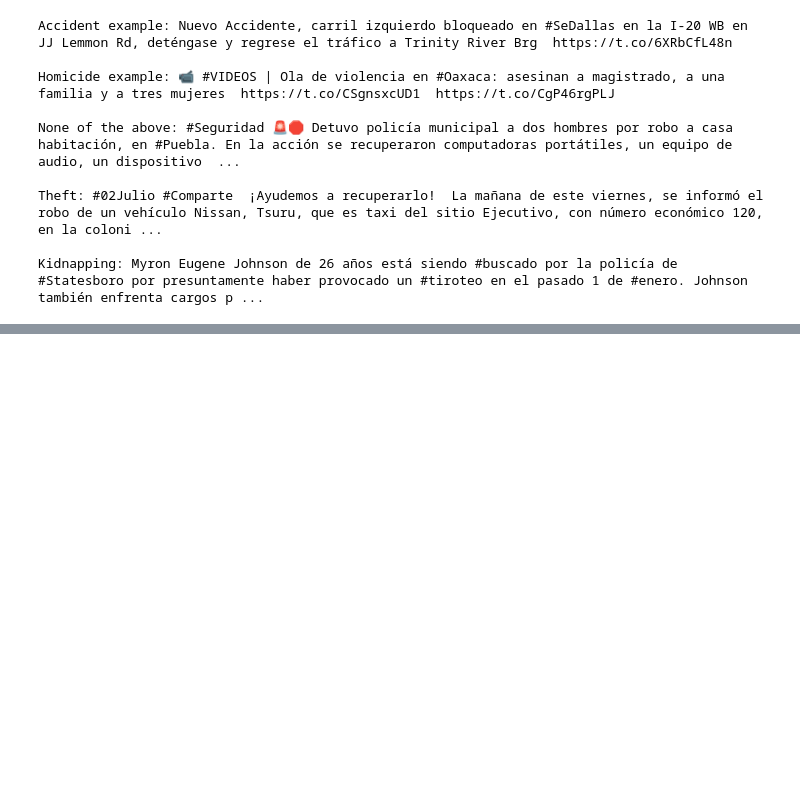
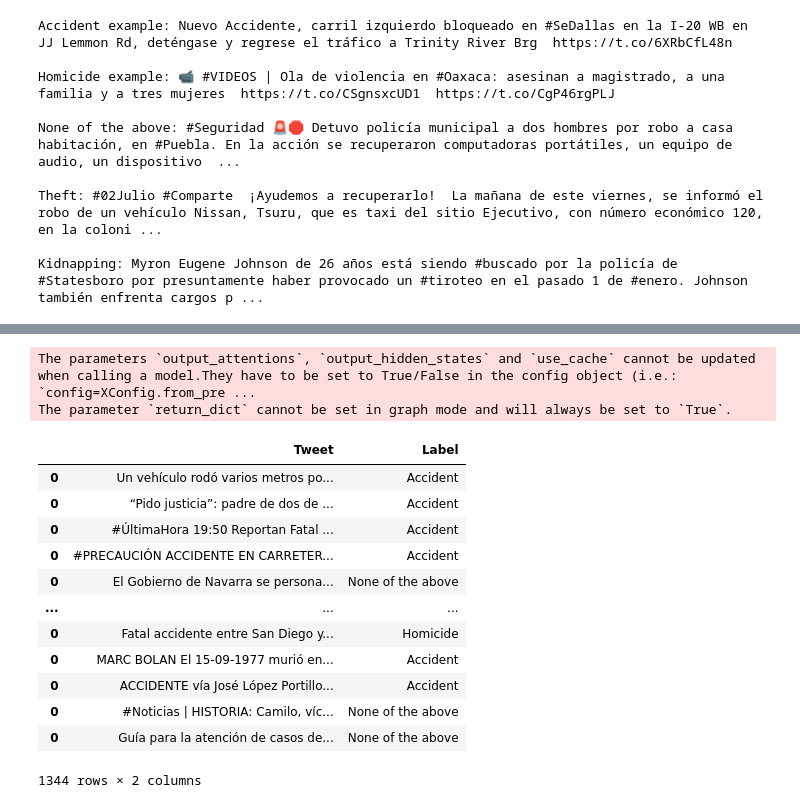
Before and after one commit to luperezsal/DaVincis, a Jupyter notebook: Main2.ipynb, the cells around one changed output, grey strips where cells are left out. Drawn from its saved outputs; the diff is of its cells as text; code cells hidden in the pictures; blank space fills up the shorter version.

Commit message:
[FEATURE] Testing model

```diff
--- a/Main2.ipynb
+++ b/Main2.ipynb
@@ -115,0 +481,24 @@ Test colab
+# %%
+from tqdm import tqdm
+
+# gpu_options = tf.GPUOptions(allow_growth=True)
+# session = tf.InteractiveSession(config=tf.ConfigProto(gpu_options=gpu_options))
+
+epochs_max = 2
+epochs_to_save = 1
+batch_size = 8
+
+# ciclo de entrenamiento y guardar checkpoints
+for epoch in tqdm(range(0, epochs_max, epochs_to_save)):
+    print('Training model, epochs {0} - {1}'.format(epoch+1, epoch+epochs_to_save))
+
+    # entrenar el modelo. Opcionalmente, se puede suministrar datos de validación => validation_data=(val_inputs,val_blabels_t )
+    model.fit(train_inputs,
+              y = train_blabels_t,
+              epochs = epochs_to_save,
+              batch_size = batch_size,
+              validation_data = (trial_inputs, trial_blabels_t))
+
+    model.save_weights(f"task_{TASK}", save_format="tf")
+
+print('Done!')
@@ -115,0 +523,7 @@ Test colab
+# %%
+REPLACE_LABELS =  {0: 'Accident',
+                   1: 'Homicide',
+                   2: 'None of the above',
+                   3: 'Theft',
+                   4: 'Kidnapping'
+}
@@ -115,0 +598,7 @@ Test colab
+# %%
+m_pred = predict_model(model, cfg, X_test[text_col].to_list(), pref='m')
+
+predicted_labels = m_pred['labels_X'].replace(REPLACE_LABELS)
+# %% [output]
+The parameters `output_attentions`, `output_hidden_states` and `use_cache` cannot be updated when calling a model.They have to be set to True/False in the config object (i.e.: `config=XConfig.from_pre ...
+The parameter `return_dict` cannot be set in graph mode and will always be set to `True`.
@@ -115,0 +608,23 @@ Test colab
+# %%
+X_test[text_col]
+test_results = pd.DataFrame()
+
+for index, predicted_label in enumerate(predicted_labels):
+  test_results = test_results.append([{'Tweet': X_test[text_col][index], 'Label': predicted_label}])
+# %%
+pd.set_option('display.max_colwidth', None)
+test_results
+# %% [output]
+|  | Tweet | Label |
+| 0 | Un vehículo rodó varios metros po... | Accident |
+| 0 | “Pido justicia”: padre de dos de ... | Accident |
+| 0 | #ÚltimaHora 19:50 Reportan Fatal ... | Accident |
+| 0 | #PRECAUCIÓN ACCIDENTE EN CARRETER... | Accident |
+| 0 | El Gobierno de Navarra se persona... | None of the above |
+| ... | ... | ... |
+| 0 | Fatal accidente entre San Diego y... | Homicide |
+| 0 | MARC BOLAN El 15-09-1977 murió en... | Accident |
+| 0 | ACCIDENTE vía José López Portillo... | Accident |
+| 0 | #Noticias | HISTORIA: Camilo, víc... | None of the above |
+| 0 | Guía para la atención de casos de... | None of the above |
+1344 rows × 2 columns
```
Also changed, not shown: parts of 43 cells of this notebook.
